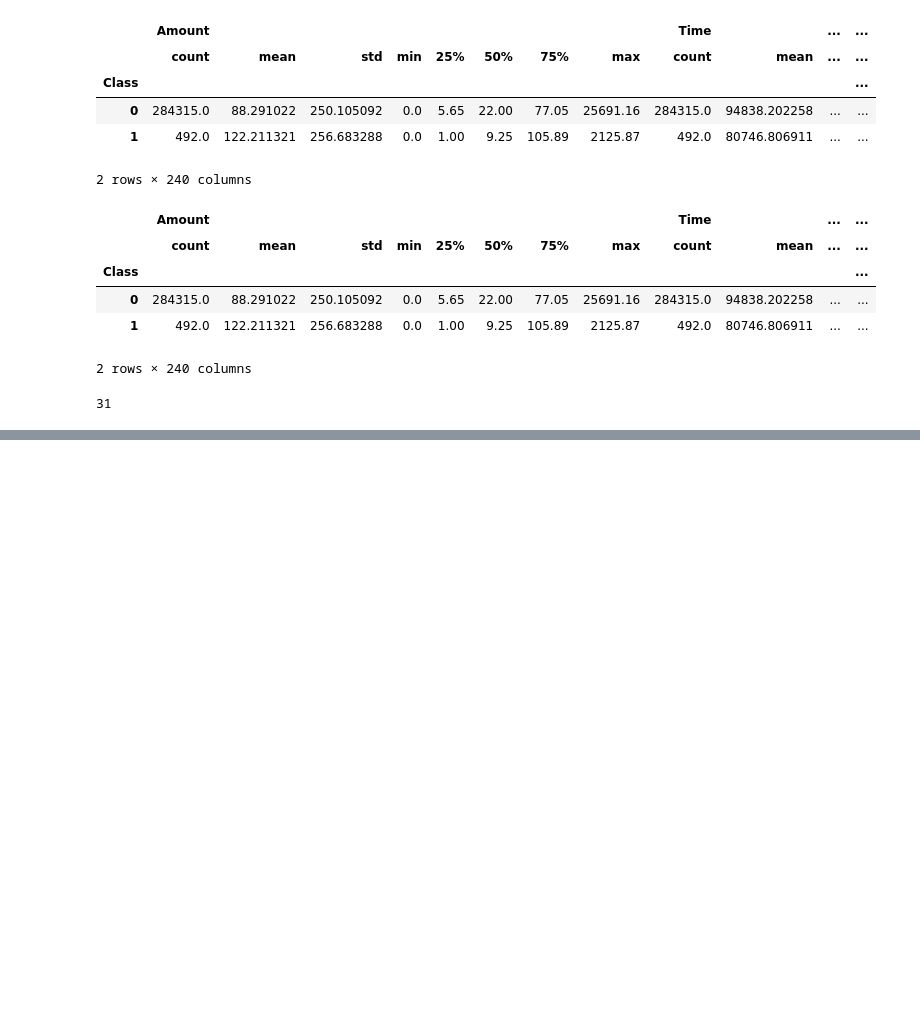
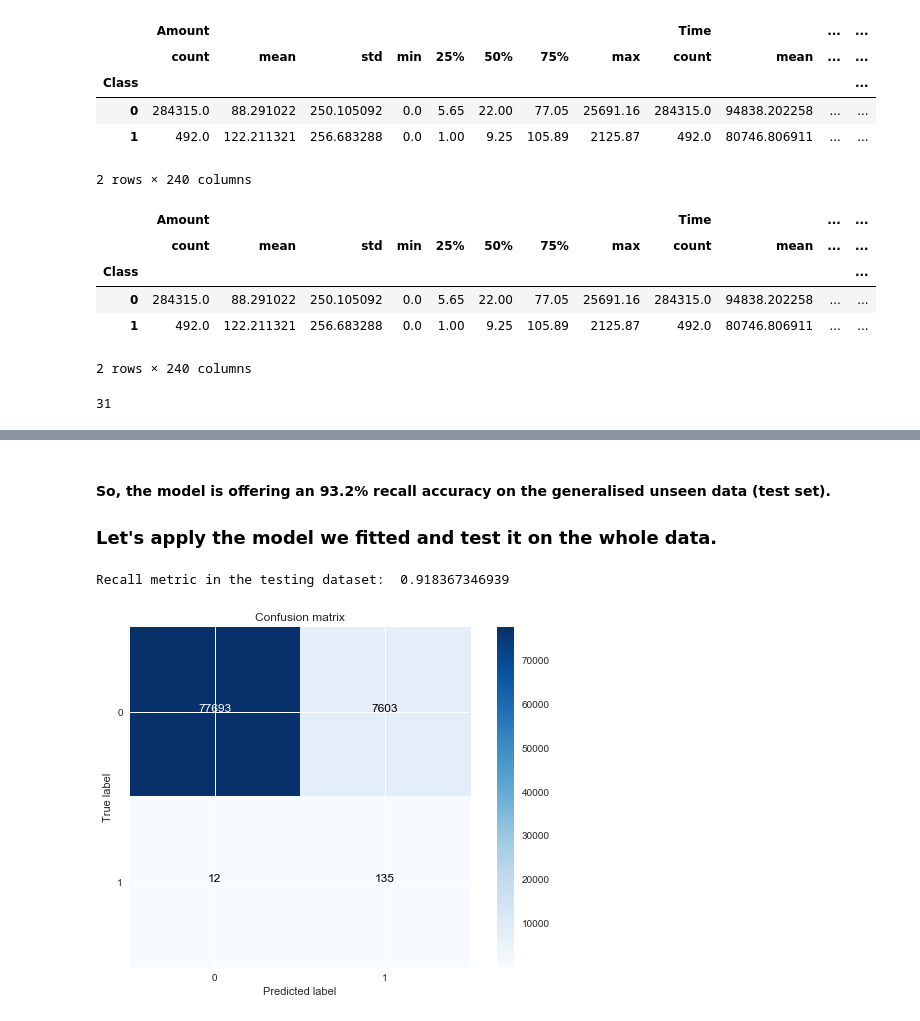
Before and after one commit to ganjiron/ganpython, a Jupyter notebook: jupyter/HW34.ipynb, the cells around one changed output, grey strips where cells are left out. Cells and saved outputs as stored; diff of their text form; code cells hidden in the pictures; blank space fills up the shorter version.

```diff
--- a/jupyter/HW34.ipynb
+++ b/jupyter/HW34.ipynb
@@ -274,0 +327,26 @@ creditcard.describe()
+# %% [markdown]
+#### So, the model is offering an 93.2% recall accuracy on the generalised unseen data (test set).
+### Let's apply the model we fitted and test it on the whole data.
+# %%
+# Use this C_parameter to build the final model with the whole training dataset and predict the classes in the test
+# dataset
+lr = LogisticRegression(C = best_c, penalty = 'l1')
+lr.fit(X_train_undersample,y_train_undersample.values.ravel())
+y_pred = lr.predict(X_test.values)
+
+# Compute confusion matrix
+cnf_matrix = confusion_matrix(y_test,y_pred)
+np.set_printoptions(precision=2)
+
+print("Recall metric in the testing dataset: ", cnf_matrix[1,1]/(cnf_matrix[1,0]+cnf_matrix[1,1]))
+
+# Plot non-normalized confusion matrix
+class_names = [0,1]
+plt.figure()
+plot_confusion_matrix(cnf_matrix
+                      , classes=class_names
+                      , title='Confusion matrix')
+plt.show()
+# %% [output]
+Recall metric in the testing dataset:  0.918367346939
+[figure, added]
```
Also changed, not shown: parts of 42 cells of this notebook, 5 other files.
